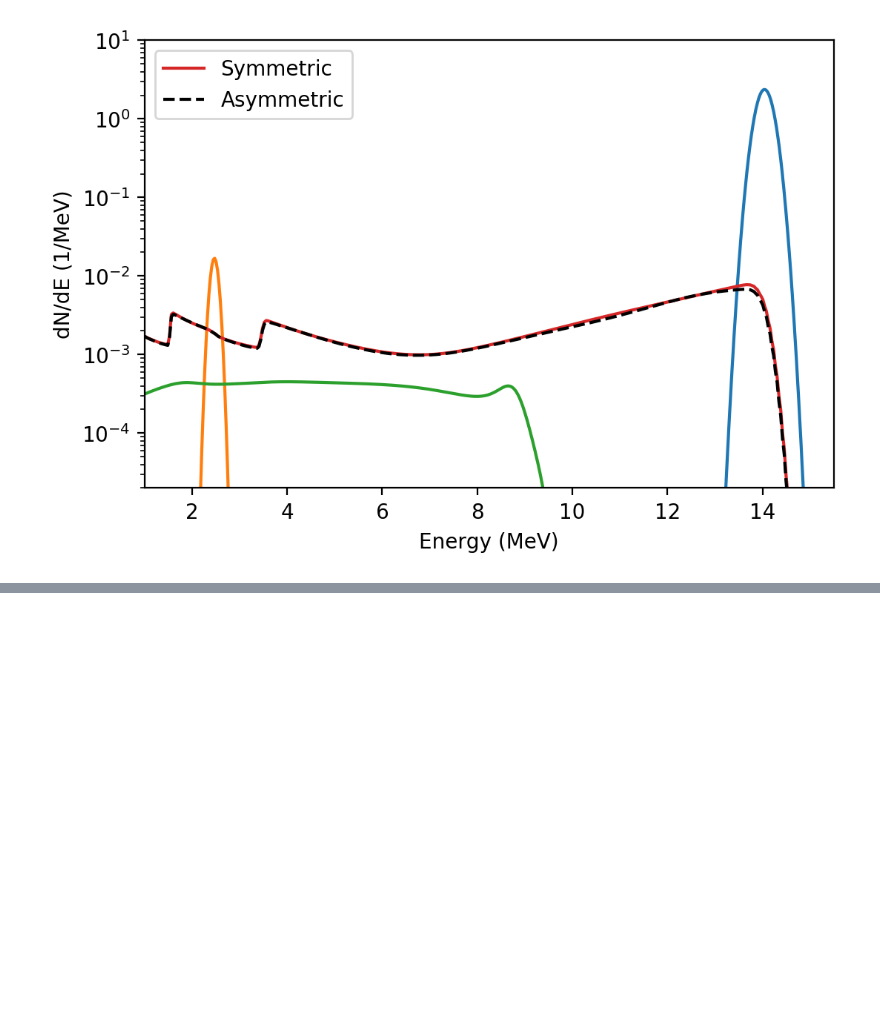
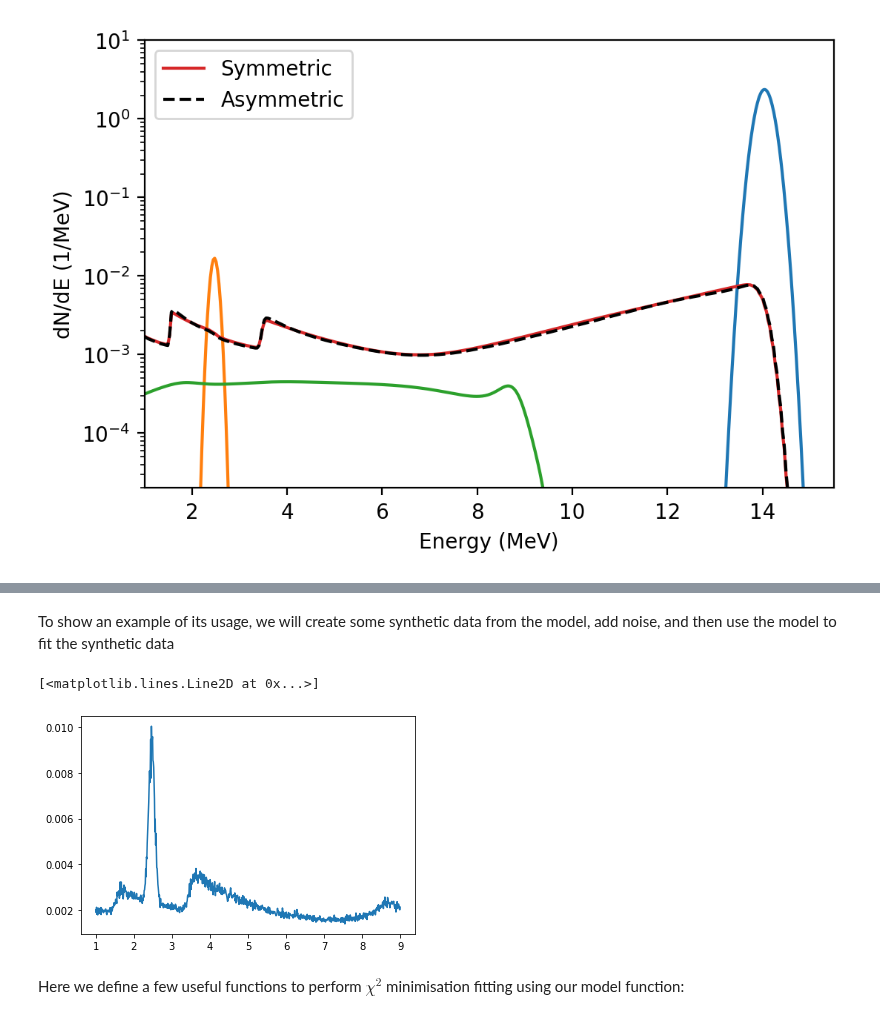
Before and after one commit to aidancrilly/NeSST, a Jupyter notebook: example/NeSST Guide.ipynb, the cells around one changed output, grey strips where cells are left out. Saved outputs shown, nothing was run; the diff lists cells and outputs as text; code cells hidden in the pictures; blank space fills up the shorter version.

```diff
--- a/example/NeSST Guide.ipynb
+++ b/example/NeSST Guide.ipynb
@@ -340,0 +376,13 @@ Text(0, 0.5, 'dN/dE (1/MeV)')
+# %% [markdown]
+To show an example of its usage, we will create some synthetic data from the model, add noise, and then use the model to fit the synthetic data
+# %%
+E_data = np.linspace(1.0,9.0,800)
+data   = DT_spec_fit.model(E_data,rhoL,P1,vbar,dv,fT,fD,Yn)
+data  *= np.random.normal(loc=1.0,scale=0.05,size=E_data.shape[0])
+
+plt.plot(E_data,data)
+# %% [output]
+[<matplotlib.lines.Line2D at 0x...>]
+[figure, added]
+# %% [markdown]
+Here we define a few useful functions to perform $\chi^2$ minimisation fitting using our model function:
```
Also changed, not shown: parts of 43 cells of this notebook, 5 other files.
